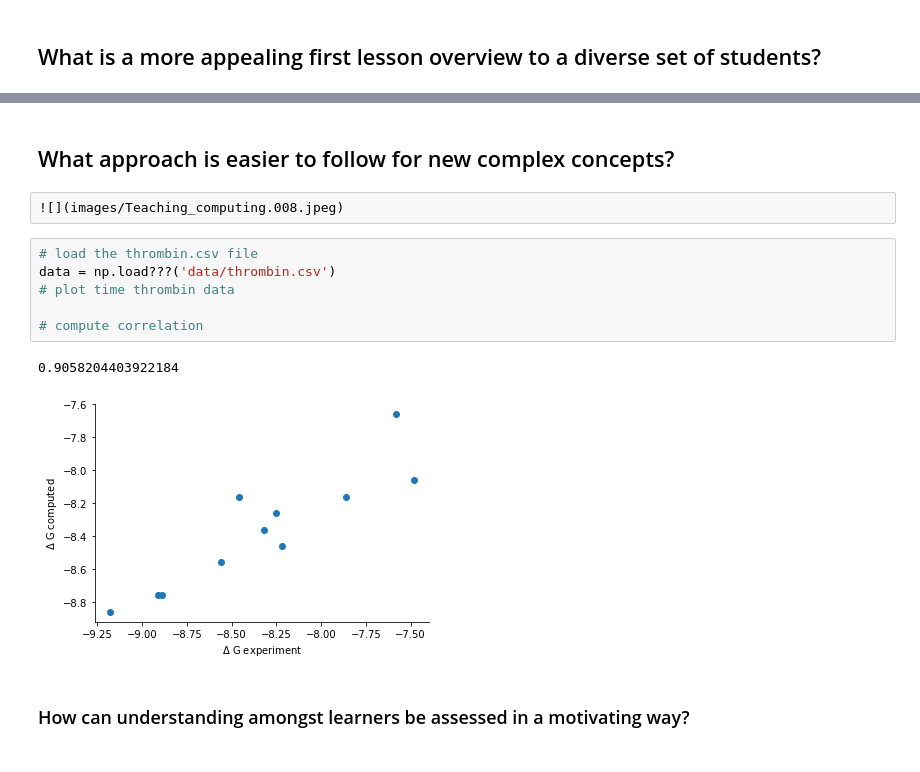
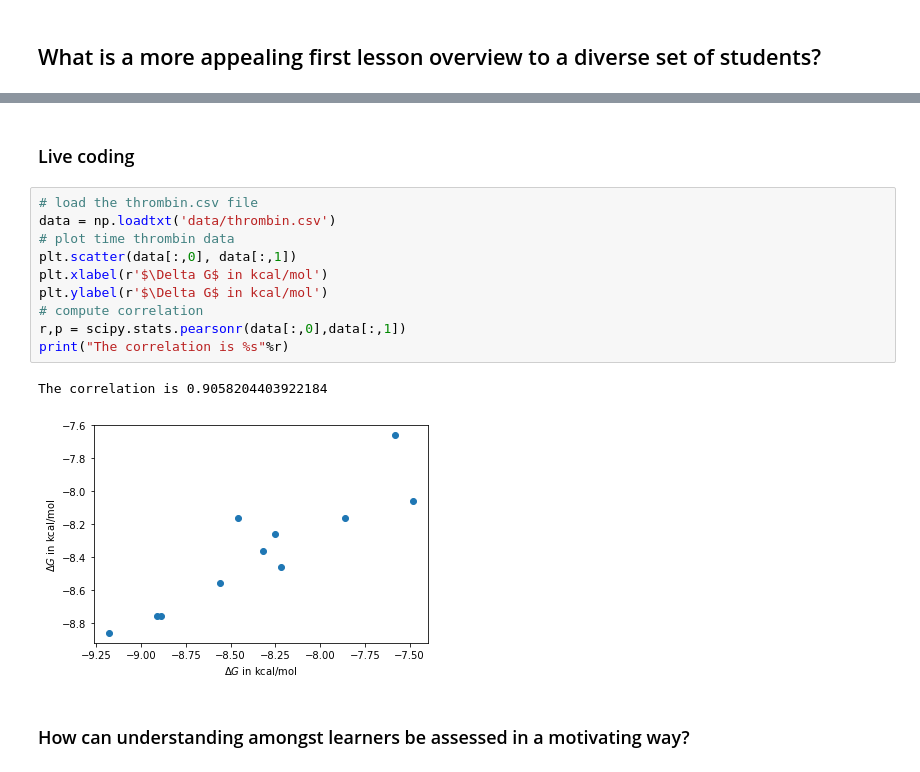
Before and after one commit to meyresearch/Teaching_computing, a Jupyter notebook: Notebook Demo.ipynb, the cells around one changed output, grey strips where cells are left out. Drawn from its saved outputs; the diff is of its cells as text.

```diff
--- a/Notebook Demo.ipynb
+++ b/Notebook Demo.ipynb
@@ -65,16 +71,18 @@ plt.legend()
-# %% [markdown]
-## What approach is easier to follow for new complex concepts?
-# %%
-![](images/Teaching_computing.008.jpeg)
+# %% [markdown]
+### Live coding
 # %%
 # load the thrombin.csv file
-data = np.load???('data/thrombin.csv')
+data = np.loadtxt('data/thrombin.csv')
 # plot time thrombin data
-
+plt.scatter(data[:,0], data[:,1])
+plt.xlabel(r'$\Delta G$ in kcal/mol')
+plt.ylabel(r'$\Delta G$ in kcal/mol')
 # compute correlation
+r,p = scipy.stats.pearsonr(data[:,0],data[:,1])
+print("The correlation is %s"%r)
 # %% [output]
-0.9058204403922184
+The correlation is 0.9058204403922184
-[figure, old version]
+[figure, new version]
 # %% [markdown]
 ### How can understanding amongst learners be assessed in a motivating way?
 # %% [markdown]
```
Also changed, not shown: parts of 8 cells of this notebook, 12 other files.
